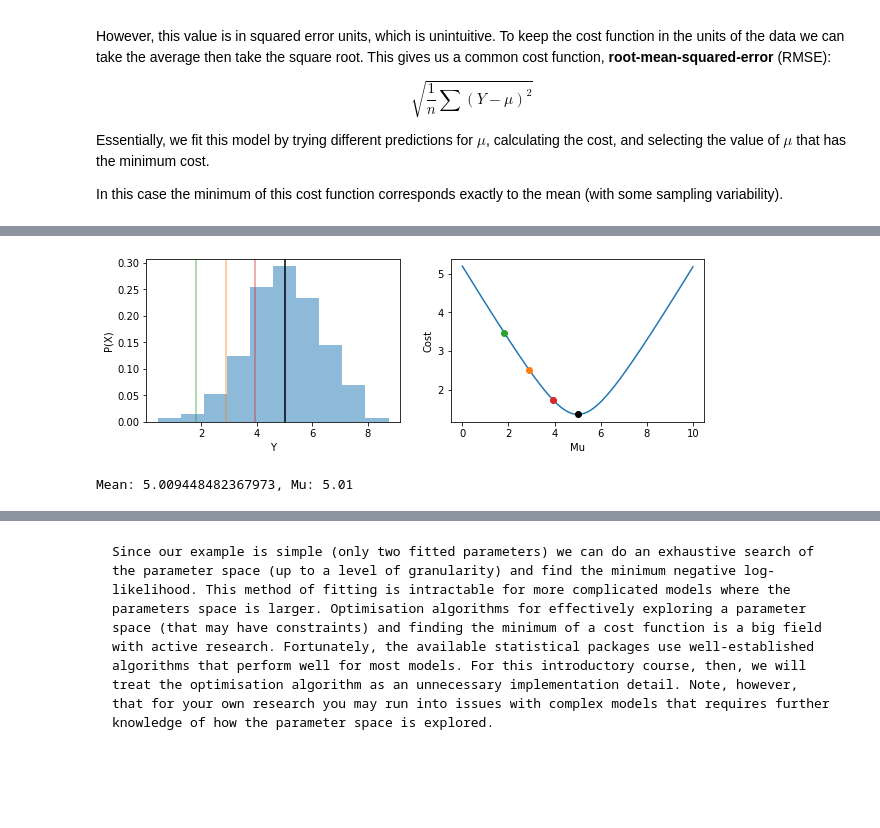
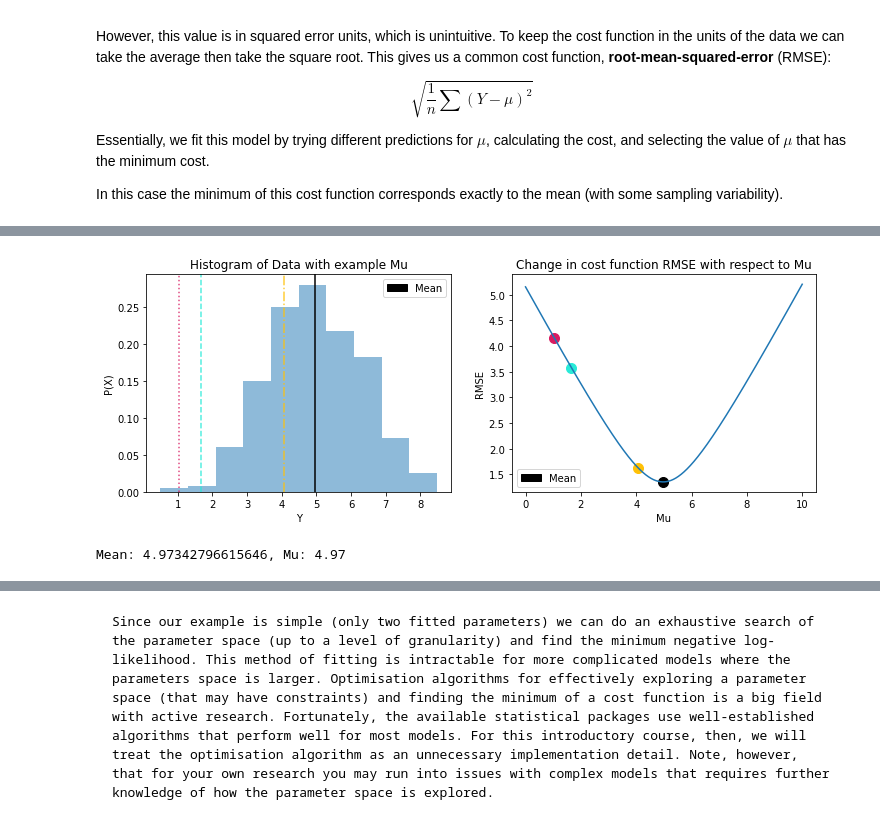
Before and after one commit to alan-turing-institute/rds-course, a Jupyter notebook: _sources/modules/m4/4.2_Fitting_Models.ipynb, the cells around one changed output, grey strips where cells are left out. Drawn from its saved outputs; the diff is of its cells as text; code cells hidden in the pictures; blank space fills up the shorter version.

```diff
--- a/_sources/modules/m4/4.2_Fitting_Models.ipynb
+++ b/_sources/modules/m4/4.2_Fitting_Models.ipynb
@@ -31,51 +64,46 @@ In this case the minimum of this cost function corresponds exactly to the mean (
 # %%
-import numpy as np
-import matplotlib.pyplot as plt
-import seaborn as sns
-from scipy.stats import norm
-colors = ['C1','C2','C3'] #https://matplotlib.org/stable/users/dflt_style_changes.html
-
-### generate fake data.
-n = 500
-b0 = 2
-b1 = .3
-variable = np.linspace(5,15,n)
-resids = norm.rvs(0,1,n)
-data = np.array(b0+b1*variable+resids)
-
 ### set predictions for mu
 mu = np.linspace(0,10,1000)
 
 ### calculate costs
 def cost(X, mu):
     return np.sqrt(np.mean((X-mu)**2))
 
 costs = [cost(data, m) for m in mu]
 
-
-
 fig, ax = plt.subplots(1,2, figsize=(12,4))
 
 ax[0].hist(data, density=True, alpha=.5)
 ax[0].set_xlabel('Y')
 ax[0].set_ylabel('P(X)')
 ax[0].axvline(np.mean(data),c='k')
+ax[0].set_title("Histogram of Data with example Mu")
 ax[1].plot(mu,costs)
-ax[1].plot(mu[np.argmin(costs)], min(costs), 'ok')
-ax[1].set_ylabel('Cost')
+ax[1].scatter(mu[np.argmin(costs)], min(costs), marker='o', color='k', s=100)
+ax[1].set_ylabel('RMSE')
 ax[1].set_xlabel('Mu')
+ax[1].set_title("Change in cost function RMSE with respect to Mu")
 
 
 # add some sample lines
+np.random.seed(140)
 mu_index = np.random.randint(n, size=3)
+
+colors = ['#D81B60','#28EAD8','#FFC107']
+linestyles = ['dotted', 'dashed', 'dashdot']
+
 for (i, mu_i) in enumerate(mu_index):
-    ax[0].axvline(mu[mu_i], color=colors[i], alpha=.5)
-    ax[1].plot(mu[mu_i],costs[mu_i], 'o', color=colors[i])
+    ax[0].axvline(mu[mu_i], color=colors[i], linestyle=linestyles[i], alpha=.8)
+    ax[1].scatter(mu[mu_i],costs[mu_i], marker='o', color=colors[i], s=100)
+
+mean_patch = mpatches.Patch(color='black', label='Mean')
+ax[0].legend(handles=[mean_patch])
+ax[1].legend(handles=[mean_patch])
 
 plt.show()
 
 print(f"Mean: {np.mean(data)}, Mu: {round(mu[np.argmin(costs)],2)}")
 # %% [output]
-[figure, old version]
+[figure, new version]
-Mean: 5.009448482367973, Mu: 5.01
+Mean: 4.97342796615646, Mu: 4.97
 # %% [markdown]
```
Also changed, not shown: parts of 7 cells of this notebook, 53 other files.
